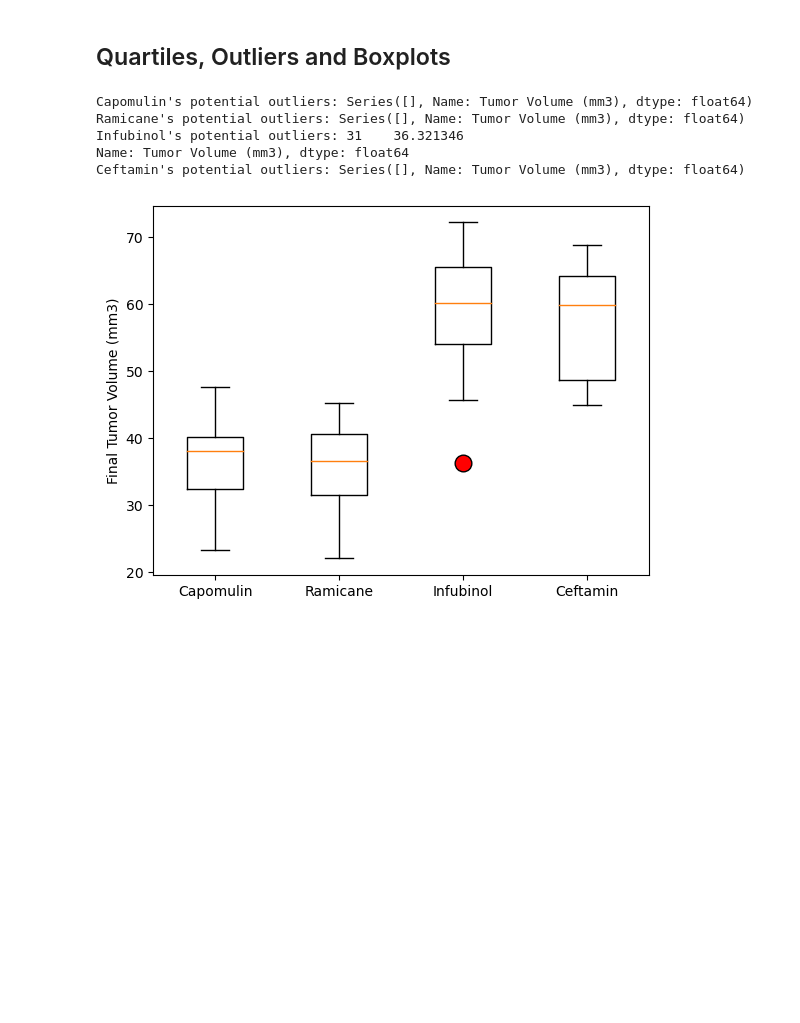
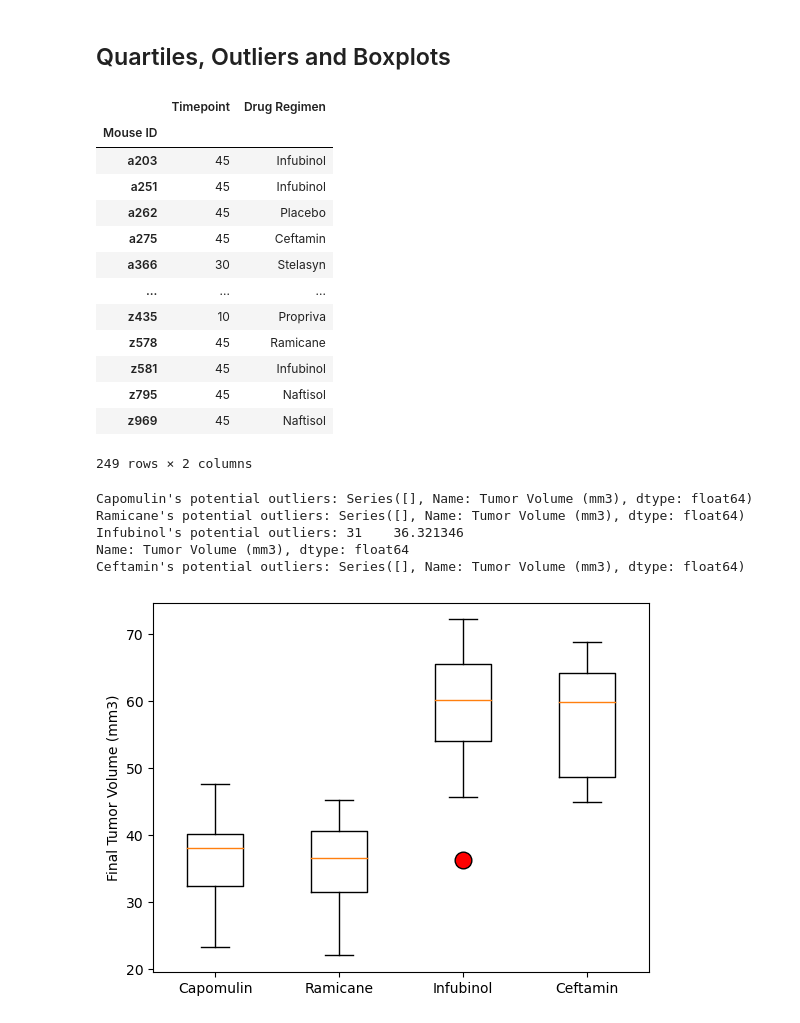
Before and after one commit to JulieKent/BootCamp_matplotlib-challenge, a Jupyter notebook: Pymaceuticals/pymaceuticals_starter.ipynb, the cells around one changed output. Cells and saved outputs as stored; diff of their text form; code cells hidden in the pictures; blank space fills up the shorter version.

```diff
--- a/Pymaceuticals/pymaceuticals_starter.ipynb
+++ b/Pymaceuticals/pymaceuticals_starter.ipynb
@@ -192,5 +192,32 @@ plt.show()
 # %% [markdown]
 ## Quartiles, Outliers and Boxplots
+# %%
+tum_df_group = mouse_data_complete.groupby(["Mouse ID"])
+
+tum_vol_mx = tum_df_group["Timepoint"].last()
+
+df = pd.DataFrame({"Timepoint":tum_vol_mx})
+
+tum_vol_data_merge = pd.merge(df, mouse_data_complete, on=['Mouse ID','Timepoint'], how='inner')
+
+tum_vol_data = pd.DataFrame({"Mouse ID" : tum_vol_data_merge["Mouse ID"], "Timepoint":tum_vol_data_merge["Timepoint"],"Drug Regimen":tum_vol_data_merge["Drug Regimen"]})
+filter_list = ["Capomulin","Ramicane","Infubinol","Ceftamin"]
+tum_vol_data.set_index("Mouse ID")
+# %% [output]
+|  | Timepoint | Drug Regimen |
+| Mouse ID |  |  |
+| a203 | 45 | Infubinol |
+| a251 | 45 | Infubinol |
+| a262 | 45 | Placebo |
+| a275 | 45 | Ceftamin |
+| a366 | 30 | Stelasyn |
+| ... | ... | ... |
+| z435 | 10 | Propriva |
+| z578 | 45 | Ramicane |
+| z581 | 45 | Infubinol |
+| z795 | 45 | Naftisol |
+| z969 | 45 | Naftisol |
+249 rows × 2 columns
 # %%
 # Calculate the final tumor volume of each mouse across four of the treatment regimens:
 # Capomulin, Ramicane, Infubinol, and Ceftamin
```
Also changed, not shown: parts of 2 cells of this notebook.
